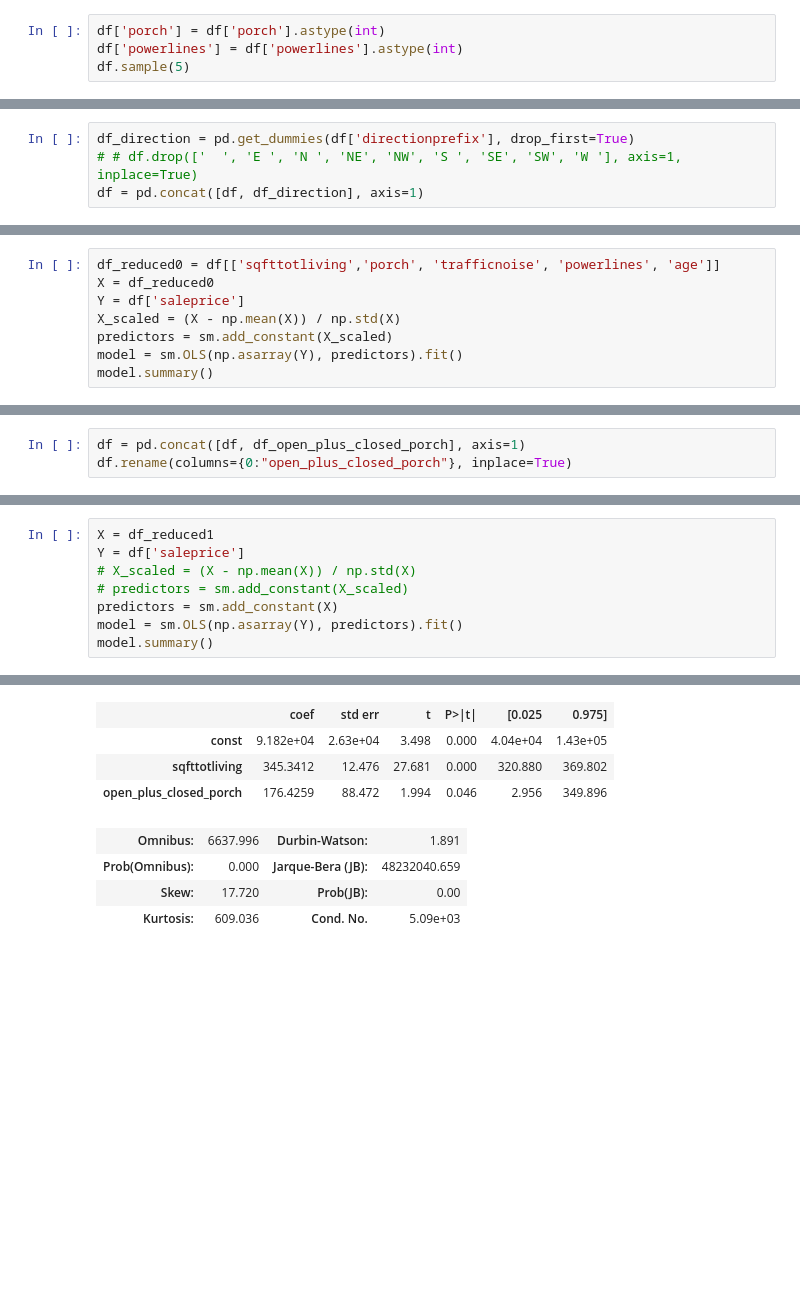
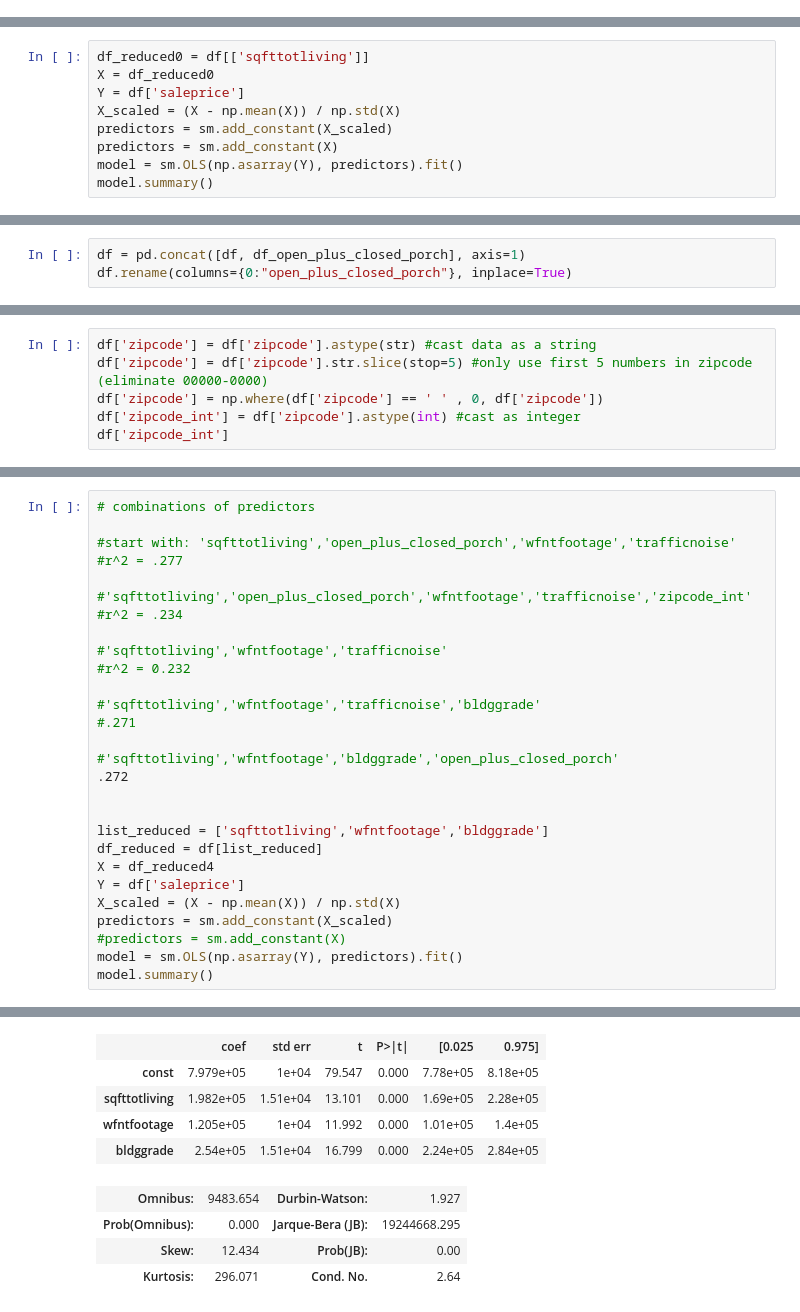
Before and after one commit to karenkathryn/housing_prices_project, a Jupyter notebook: sandbox.ipynb, the cells around one changed output, grey strips where cells are left out. Cells and saved outputs as stored; diff of their text form; blank space fills up the shorter version.

```diff
--- a/sandbox.ipynb
+++ b/sandbox.ipynb
@@ -48,4 +25,0 @@ Turn strings into integers for the model.
-# %%
-df['porch'] = df['porch'].astype(int)
-df['powerlines'] = df['powerlines'].astype(int)
-df.sample(5)
@@ -60,6 +28,2 @@ df.sample(5)
 # %%
 df['age'] = 2019 - df['yrbuilt']
-# %%
-df_direction = pd.get_dummies(df['directionprefix'], drop_first=True)
-# # df.drop(['  ', 'E ', 'N ', 'NE', 'NW', 'S ', 'SE', 'SW', 'W '], axis=1, inplace=True)
-df = pd.concat([df, df_direction], axis=1)
@@ -75,9 +34,10 @@ df = pd.concat([df, df_direction], axis=1)
 # %%
-df_reduced0 = df[['sqfttotliving','porch', 'trafficnoise', 'powerlines', 'age']]
+df_reduced0 = df[['sqfttotliving']]
 X = df_reduced0
 Y = df['saleprice']
 X_scaled = (X - np.mean(X)) / np.std(X)
 predictors = sm.add_constant(X_scaled)
+predictors = sm.add_constant(X)
 model = sm.OLS(np.asarray(Y), predictors).fit()
 model.summary()
 # %% [output]
@@ -184,0 +96,6 @@ df_reduced1.rename(columns={0:"open_plus_closed_porch"}, inplace=True)
+# %%
+df['zipcode'] = df['zipcode'].astype(str) #cast data as a string
+df['zipcode'] = df['zipcode'].str.slice(stop=5) #only use first 5 numbers in zipcode (eliminate 00000-0000)
+df['zipcode'] = np.where(df['zipcode'] == ' ' , 0, df['zipcode'])
+df['zipcode_int'] = df['zipcode'].astype(int) #cast as integer
+df['zipcode_int']
@@ -185,9 +115,29 @@ df_reduced1.rename(columns={0:"open_plus_closed_porch"}, inplace=True)
 # %%
-X = df_reduced1
+# combinations of predictors
+
+#start with: 'sqfttotliving','open_plus_closed_porch','wfntfootage','trafficnoise'
+#r^2 = .277
+
+#'sqfttotliving','open_plus_closed_porch','wfntfootage','trafficnoise','zipcode_int'
+#r^2 = .234
+
+#'sqfttotliving','wfntfootage','trafficnoise'
+#r^2 = 0.232
+
+#'sqfttotliving','wfntfootage','trafficnoise','bldggrade'
+#.271
+
+#'sqfttotliving','wfntfootage','bldggrade','open_plus_closed_porch'
+.272
+
+
+list_reduced = ['sqfttotliving','wfntfootage','bldggrade']
+df_reduced = df[list_reduced]
+X = df_reduced4
 Y = df['saleprice']
-# X_scaled = (X - np.mean(X)) / np.std(X)
-# predictors = sm.add_constant(X_scaled)
-predictors = sm.add_constant(X)
+X_scaled = (X - np.mean(X)) / np.std(X)
+predictors = sm.add_constant(X_scaled)
+#predictors = sm.add_constant(X)
 model = sm.OLS(np.asarray(Y), predictors).fit()
 model.summary()
 # %% [output]
@@ -203,11 +153,12 @@ OLS Regression Results
 | Covariance Type: | nonrobust |  |  |
 |  | coef | std err | t | P>|t| | [0.025 | 0.975] |
-| const | 9.182e+04 | 2.63e+04 | 3.498 | 0.000 | 4.04e+04 | 1.43e+05 |
-| sqfttotliving | 345.3412 | 12.476 | 27.681 | 0.000 | 320.880 | 369.802 |
-| open_plus_closed_porch | 176.4259 | 88.472 | 1.994 | 0.046 | 2.956 | 349.896 |
+| const | 7.979e+05 | 1e+04 | 79.547 | 0.000 | 7.78e+05 | 8.18e+05 |
+| sqfttotliving | 1.982e+05 | 1.51e+04 | 13.101 | 0.000 | 1.69e+05 | 2.28e+05 |
+| wfntfootage | 1.205e+05 | 1e+04 | 11.992 | 0.000 | 1.01e+05 | 1.4e+05 |
+| bldggrade | 2.54e+05 | 1.51e+04 | 16.799 | 0.000 | 2.24e+05 | 2.84e+05 |
-| Omnibus: | 6637.996 | Durbin-Watson: | 1.891 |
-| Prob(Omnibus): | 0.000 | Jarque-Bera (JB): | 48232040.659 |
-| Skew: | 17.720 | Prob(JB): | 0.00 |
-| Kurtosis: | 609.036 | Cond. No. | 5.09e+03 |
+| Omnibus: | 9483.654 | Durbin-Watson: | 1.927 |
+| Prob(Omnibus): | 0.000 | Jarque-Bera (JB): | 19244668.295 |
+| Skew: | 12.434 | Prob(JB): | 0.00 |
+| Kurtosis: | 296.071 | Cond. No. | 2.64 |
 Warnings:
 [1] Standard Errors assume that the covariance matrix of the errors is correctly specified.
```
Also changed, not shown: parts of 39 cells of this notebook.
